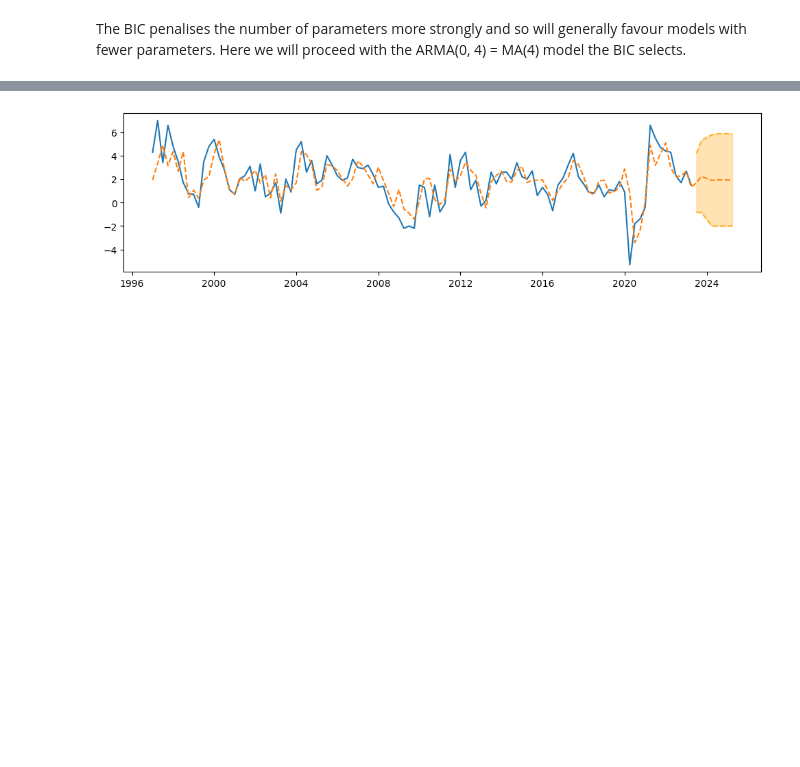
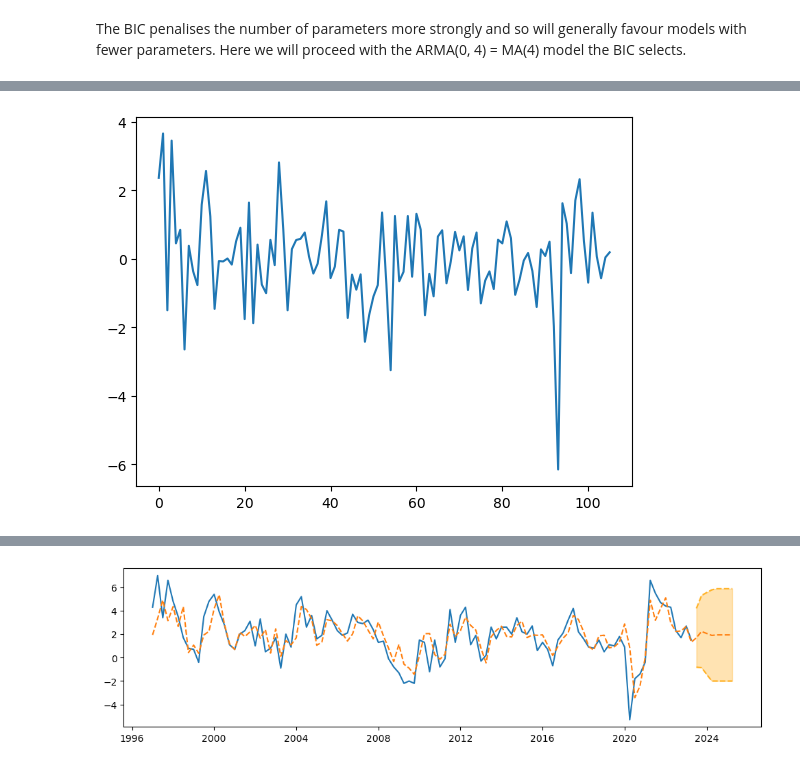
Before and after one commit to BI-DS/GRA-4153, a Jupyter notebook: examples/ARMA.ipynb, the cells around one changed output, grey strips where cells are left out. Drawn from its saved outputs; the diff is of its cells as text; code cells hidden in the pictures; blank space fills up the shorter version.

```diff
--- a/examples/ARMA.ipynb
+++ b/examples/ARMA.ipynb
@@ -271,3 +276,9 @@ Warnings:
+# %%
+fig, ax = plt.subplots()
+ax.plot(range(len(ma4.resid)), ma4.resid)
+plt.show()
+# %% [output]
+[figure, added]
 # %%
 # We can directly use this to forecast the next observation:
 
```
Also changed, not shown: parts of 3 cells of this notebook, 2 other files.
